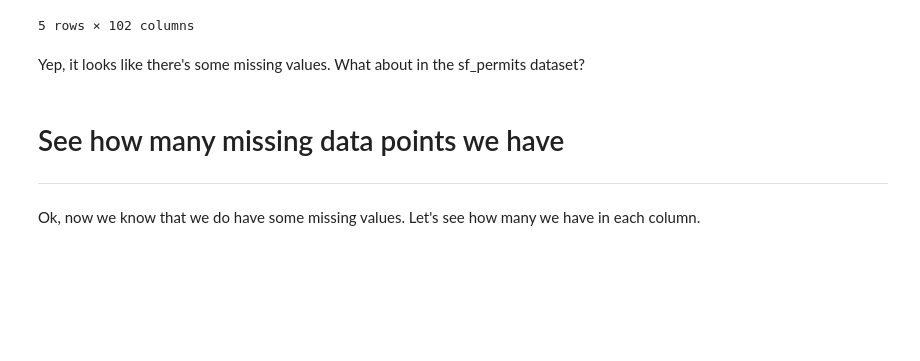
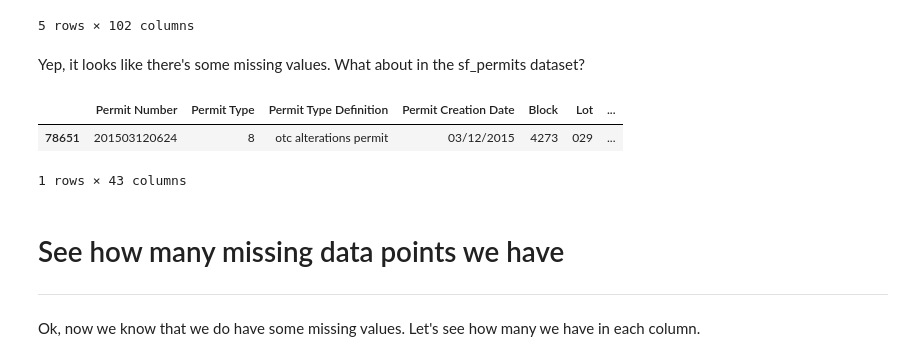
Before and after one commit to E1250/Feature-Engineering---Dr-Hesham-Asem, a Jupyter notebook: data-cleaning-challenge-handling-missing-values.ipynb, the cells around one changed output. Saved outputs shown, nothing was run; the diff lists cells and outputs as text; code cells hidden in the pictures; blank space fills up the shorter version.

```diff
--- a/data-cleaning-challenge-handling-missing-values.ipynb
+++ b/data-cleaning-challenge-handling-missing-values.ipynb
@@ -56,7 +56,11 @@ Yep, it looks like there's some missing values. What about in the sf_permits dat
 # %%
 # your turn! Look at a couple of rows from the sf_permits dataset. Do you notice any missing data?
 
-# your code goes here :)
+sf_permits.sample()
+# %% [output]
+|  | Permit Number | Permit Type | Permit Type Definition | Permit Creation Date | Block | Lot | ... |
+| 78651 | 201503120624 | 8 | otc alterations permit | 03/12/2015 | 4273 | 029 | ... |
+1 rows × 43 columns
 # %% [markdown]
 # See how many missing data points we have
 ___
```
Also changed, not shown: parts of 7 cells of this notebook.
